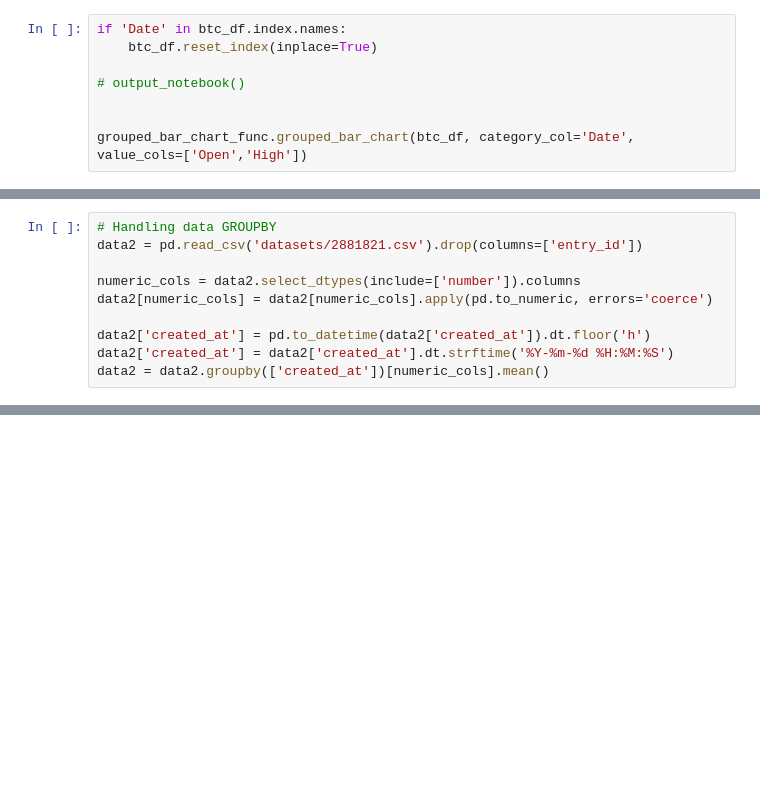
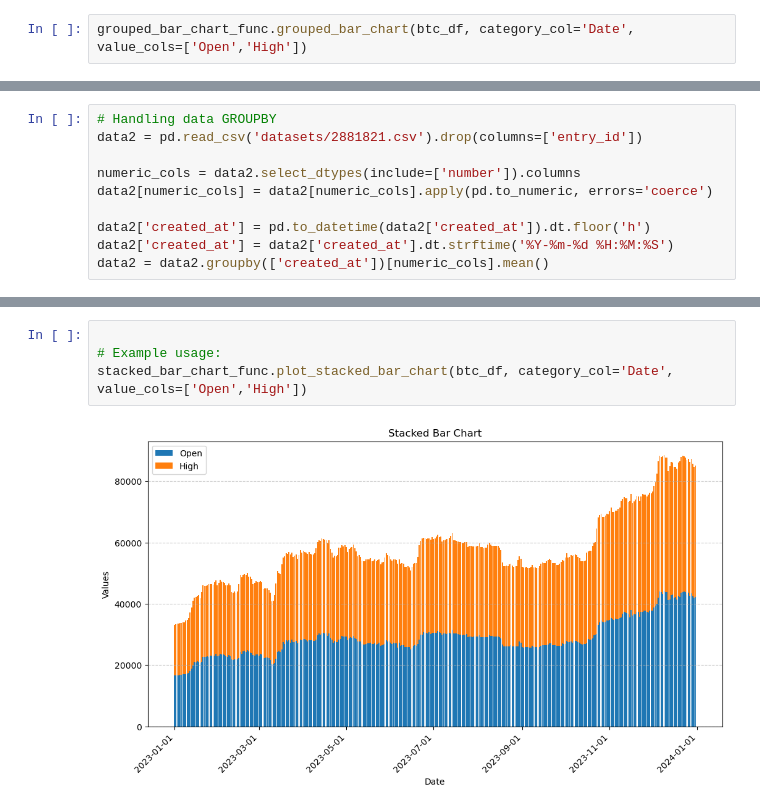
Before and after one commit to arnavahujaa/Intelligent-IoT-Data-Management, a Jupyter notebook: feature-visualization-testing.ipynb, the cells around one changed output, grey strips where cells are left out. Cells and saved outputs as stored; diff of their text form; blank space fills up the shorter version.

```diff
--- a/feature-visualization-testing.ipynb
+++ b/feature-visualization-testing.ipynb
@@ -47,10 +47,4 @@ boxplot_func.boxplot(btc_df, streams=None)
 # %% [output]
 [figure]
 # %%
-if 'Date' in btc_df.index.names:
-    btc_df.reset_index(inplace=True)
-
-# output_notebook()
-
-
 grouped_bar_chart_func.grouped_bar_chart(btc_df, category_col='Date', value_cols=['Open','High'])
@@ -75,0 +79,6 @@ grouped_bar_chart_func.grouped_bar_chart(data2, category_col='created_at', value
+# %%
+
+# Example usage:
+stacked_bar_chart_func.plot_stacked_bar_chart(btc_df, category_col='Date', value_cols=['Open','High'])
+# %% [output]
+[figure, added]
```
Also changed, not shown: parts of 5 cells of this notebook, 2 other files.
